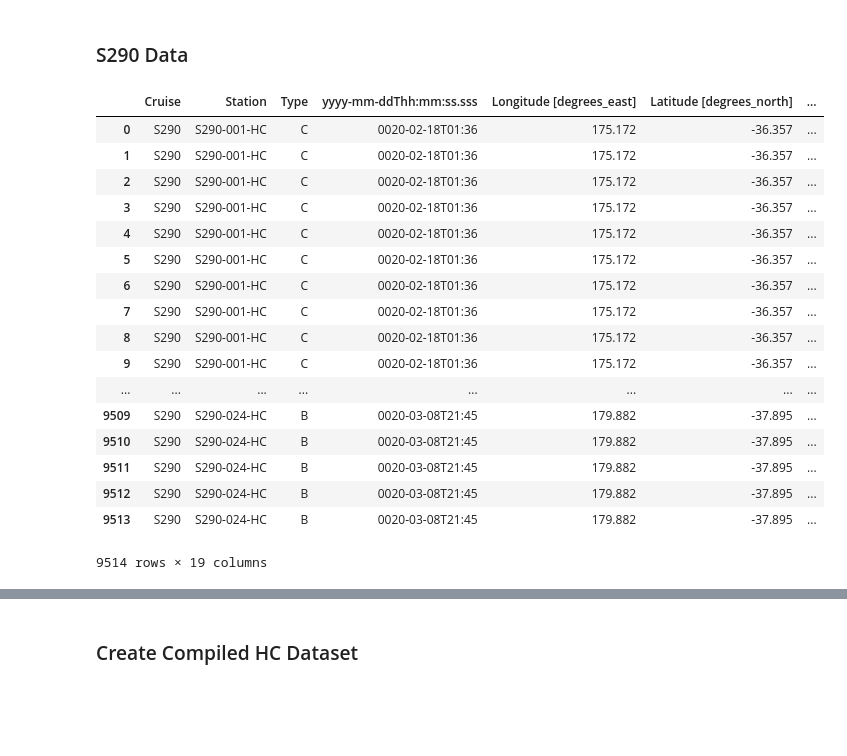
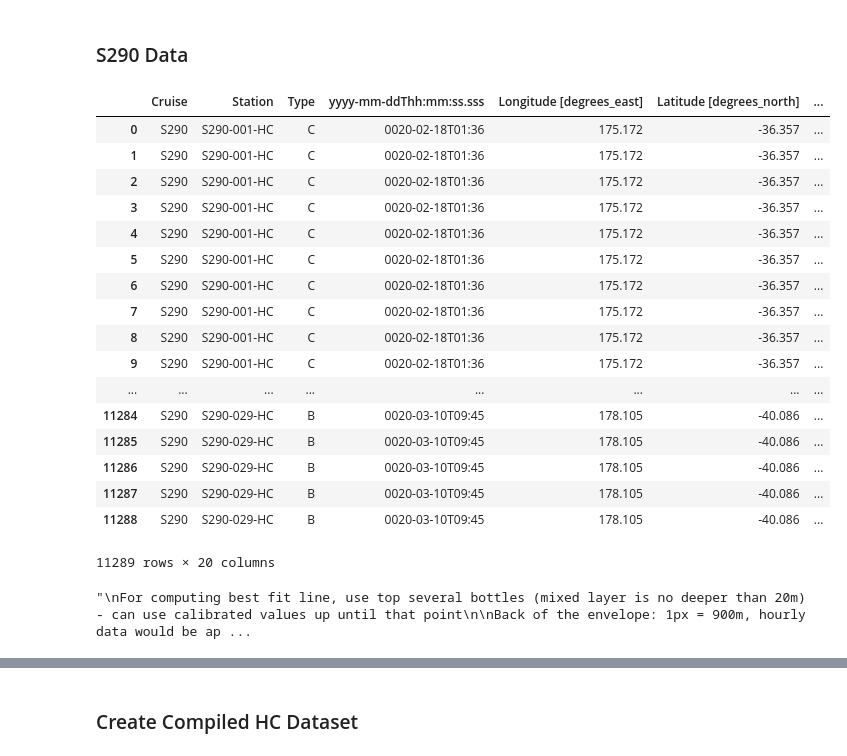
Before and after one commit to AmyPhung/chl-a-comparison, a Jupyter notebook: Workbook5.ipynb, the cells around one changed output, grey strips where cells are left out. Drawn from its saved outputs; the diff is of its cells as text; code cells hidden in the pictures; blank space fills up the shorter version.

```diff
--- a/Workbook5.ipynb
+++ b/Workbook5.ipynb
@@ -327,9 +342,10 @@ Depth comparison of BGC & us?
 ### S290 Data
 # %%
 # Helper Functions
-def parseDateHC(timestamp):
-    """Parses timestamp from hydrocast dataset and returns an
-    overall day number used to easily compare to BGC and satellite
+
+def computeTotalDays(timestamp):
+    """Parses timestamp in format yyyy-mm-ddThh:mm:ss.sss from datasets
+    and returns an overall day number used to easily compare various
     datasets.
 
     Args:
@@ -341,12 +357,12 @@ def parseDateHC(timestamp):
     days_in_month = np.array([0,31,28,31,30,31,30,31,31,30,31,30,31])
     total_days = days_in_month.cumsum()
 
-    year = int(timestamp[0:4]) + 2000 # In the dataset, 2020 is written as 0020
+    year = int(timestamp[0:4])
     month = int(timestamp[5:7])
     day = int(timestamp[8:10])
 
     day_of_year = year * 365 + total_days[month-1] + day
-    return(day_of_year)
+    return day_of_year
 
 def getStationNum(station_name):
     """Parses station name from hydrocast dataset and returns an int
@@ -359,48 +375,75 @@ def getStationNum(station_name):
         station_num (int): Hydrocast station number
     """
     return int(station_name[5:8])
+
+def correctHCTimestamp(timestamp):
+    """Applies correction to HC timestamp - 2020 is incorrectly written as
+    0020, so this function returns a new timestamp in the correct format
+
+    Args:
+        timestamp (str): Incorrect timestamp from hydrocast data
+
+    Returns:
+        corrected_timestamp (str): Corrected timestamp
+    """
+    new_timestamp = "2020" + timestamp[4:]
+    return new_timestamp
+
+# correctHCTimestamp("0020-02-18T01:36")
 # %%
 # To get data, Export>Station Data>ODV Spreadsheet file>Uncheck all exports
-hc_df = pd.read_csv("data/data_from_S290-CTD-HC-3.txt", delimiter="\t",header=27)
+hc_df = pd.read_csv("data/data_from_S290-CTD-HC-2.txt", delimiter="\t",header=27)
 
 # Fill in cruise, station, type, date, lat, long, bottom depth with most recent values
 col_to_fill = ["Cruise",
                "Station",
                "Type",
                "yyyy-mm-ddThh:mm:ss.sss",
                "Longitude [degrees_east]",
                "Latitude [degrees_north]",
                "Bot. Depth [m]"]
 
 for col in col_to_fill: hc_df[col].fillna(method="pad", inplace=True)
 
  # Add in column with indices to use
 hc_df["Index"] = range(len(hc_df))
 # Add in column with station numbers as integers
 hc_df["Station Num"] = hc_df["Station"].apply(getStationNum)
+# Add in column with corrected timestamps
+hc_df["Corrected Timestamp"] = hc_df["yyyy-mm-ddThh:mm:ss.sss"].apply(correctHCTimestamp)
 # Add in overall day numbers
-hc_df["Overall Day Num"] = hc_df["yyyy-mm-ddThh:mm:ss.sss"].apply(parseDateHC)
+hc_df["Overall Day Num"] = hc_df["Corrected Timestamp"].apply(computeTotalDays)
 
 hc_df
 # %% [output]
 |  | Cruise | Station | Type | yyyy-mm-ddThh:mm:ss.sss | Longitude [degrees_east] | Latitude [degrees_north] | ... |
 | 0 | S290 | S290-001-HC | C | 0020-02-18T01:36 | 175.172 | -36.357 | ... |
 | 1 | S290 | S290-001-HC | C | 0020-02-18T01:36 | 175.172 | -36.357 | ... |
 | 2 | S290 | S290-001-HC | C | 0020-02-18T01:36 | 175.172 | -36.357 | ... |
 | 3 | S290 | S290-001-HC | C | 0020-02-18T01:36 | 175.172 | -36.357 | ... |
 | 4 | S290 | S290-001-HC | C | 0020-02-18T01:36 | 175.172 | -36.357 | ... |
 | 5 | S290 | S290-001-HC | C | 0020-02-18T01:36 | 175.172 | -36.357 | ... |
 | 6 | S290 | S290-001-HC | C | 0020-02-18T01:36 | 175.172 | -36.357 | ... |
 | 7 | S290 | S290-001-HC | C | 0020-02-18T01:36 | 175.172 | -36.357 | ... |
 | 8 | S290 | S290-001-HC | C | 0020-02-18T01:36 | 175.172 | -36.357 | ... |
 | 9 | S290 | S290-001-HC | C | 0020-02-18T01:36 | 175.172 | -36.357 | ... |
 | ... | ... | ... | ... | ... | ... | ... | ... |
-| 9509 | S290 | S290-024-HC | B | 0020-03-08T21:45 | 179.882 | -37.895 | ... |
-| 9510 | S290 | S290-024-HC | B | 0020-03-08T21:45 | 179.882 | -37.895 | ... |
-| 9511 | S290 | S290-024-HC | B | 0020-03-08T21:45 | 179.882 | -37.895 | ... |
-| 9512 | S290 | S290-024-HC | B | 0020-03-08T21:45 | 179.882 | -37.895 | ... |
-| 9513 | S290 | S290-024-HC | B | 0020-03-08T21:45 | 179.882 | -37.895 | ... |
+| 11284 | S290 | S290-029-HC | B | 0020-03-10T09:45 | 178.105 | -40.086 | ... |
+| 11285 | S290 | S290-029-HC | B | 0020-03-10T09:45 | 178.105 | -40.086 | ... |
+| 11286 | S290 | S290-029-HC | B | 0020-03-10T09:45 | 178.105 | -40.086 | ... |
+| 11287 | S290 | S290-029-HC | B | 0020-03-10T09:45 | 178.105 | -40.086 | ... |
+| 11288 | S290 | S290-029-HC | B | 0020-03-10T09:45 | 178.105 | -40.086 | ... |
-9514 rows × 19 columns
+11289 rows × 20 columns
+# %%
+"""
+For computing best fit line, use top several bottles (mixed layer is no deeper than 20m) - can use calibrated values up until that point
+
+Back of the envelope: 1px = 900m, hourly data would be approx 7px - so let's use 60s average data (raw data) instead of the compiled
+Raw data is not really useful - things can't change in a couple of seconds
+
+"""
+# %% [output]
+"\nFor computing best fit line, use top several bottles (mixed layer is no deeper than 20m) - can use calibrated values up until that point\n\nBack of the envelope: 1px = 900m, hourly data would be ap ...
 # %%
 # Extract Chl-A/Fluorometer data
 chl_a_data = hc_df["Chl-a [ug/L]"].dropna()
```
Also changed, not shown: parts of 31 cells of this notebook.
